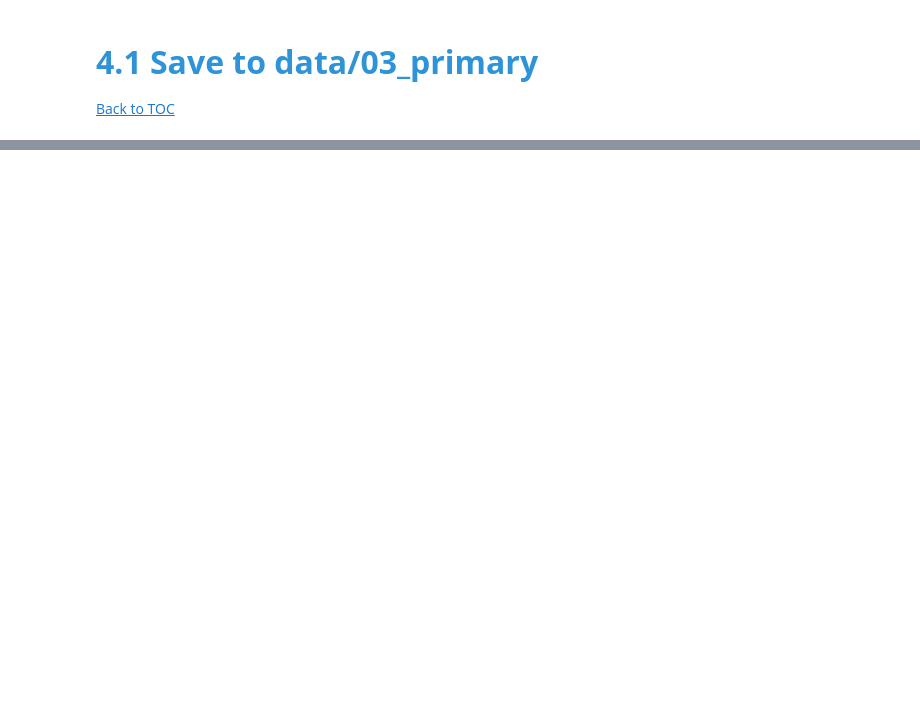
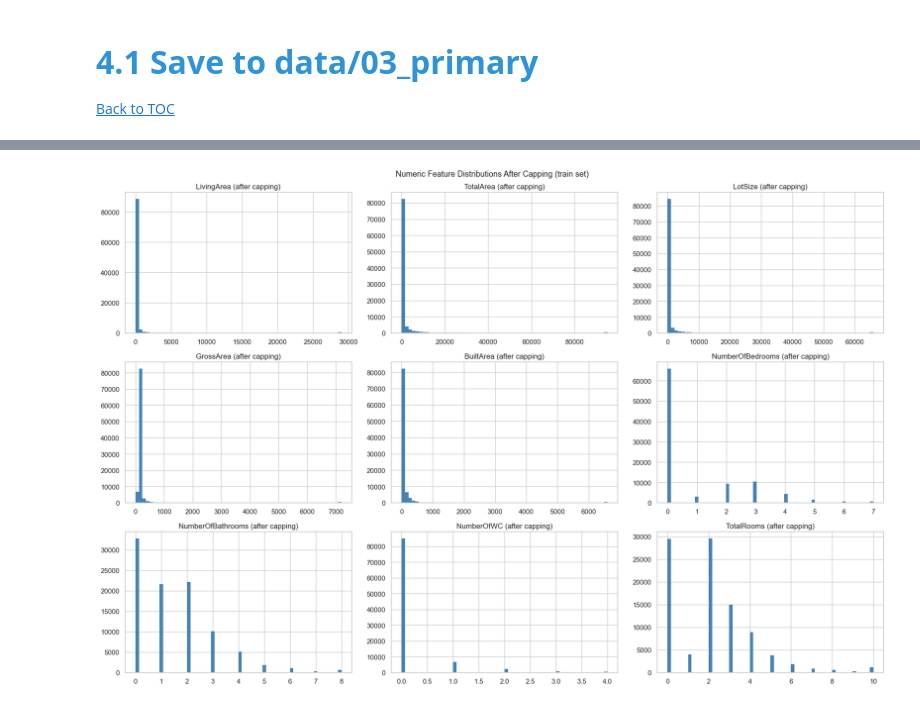
Before and after one commit to barbara-sousa-franco/MLOps_Project, a Jupyter notebook: notebooks/Preprocessing.ipynb, the cells around one changed output, grey strips where cells are left out. Cells and saved outputs as stored; diff of their text form; code cells hidden in the pictures; blank space fills up the shorter version.

```diff
--- a/notebooks/Preprocessing.ipynb
+++ b/notebooks/Preprocessing.ipynb
@@ -52,12 +52,6 @@ NON_RESIDENTIAL_TYPES = [
 ENERGY_ORDER = ['A+', 'A', 'B', 'B-', 'C', 'D', 'E', 'F', 'G', 'No Rating']
 
 PERCENTILE_THRESHOLDS = {
-    'Price':             0.995,
-    'LivingArea':        0.995,
-    'TotalArea':         0.995,
-    'LotSize':           0.995,
-    'GrossArea':         0.995,
-    'BuiltArea':         0.995,
     'NumberOfBedrooms':  0.995,
     'NumberOfBathrooms': 0.995,
     'NumberOfWC':        0.995,
@@ -248,0 +459,21 @@ print("Saved train/test splits to 03_primary/")
+# %%
+# Numeric distributions after capping
+num_plot_cols = [c for c in PERCENTILE_THRESHOLDS.keys() if c in X_train_capped.columns]
+n_cols = 3
+n_rows = -(-len(num_plot_cols) // n_cols)
+
+fig, axes = plt.subplots(n_rows, n_cols, figsize=(18, n_rows * 4))
+axes = axes.flatten()
+
+for i, col in enumerate(num_plot_cols):
+    axes[i].hist(X_train_capped[col].dropna(), bins=60, color='steelblue', edgecolor='none')
+    axes[i].set_title(f'{col} (after capping)')
+
+for j in range(i + 1, len(axes)):
+    axes[j].set_visible(False)
+
+plt.suptitle('Numeric Feature Distributions After Capping (train set)', fontsize=13)
+plt.tight_layout()
+plt.show()
+# %% [output]
+[figure, added]
```
Also changed, not shown: parts of 36 cells of this notebook.
